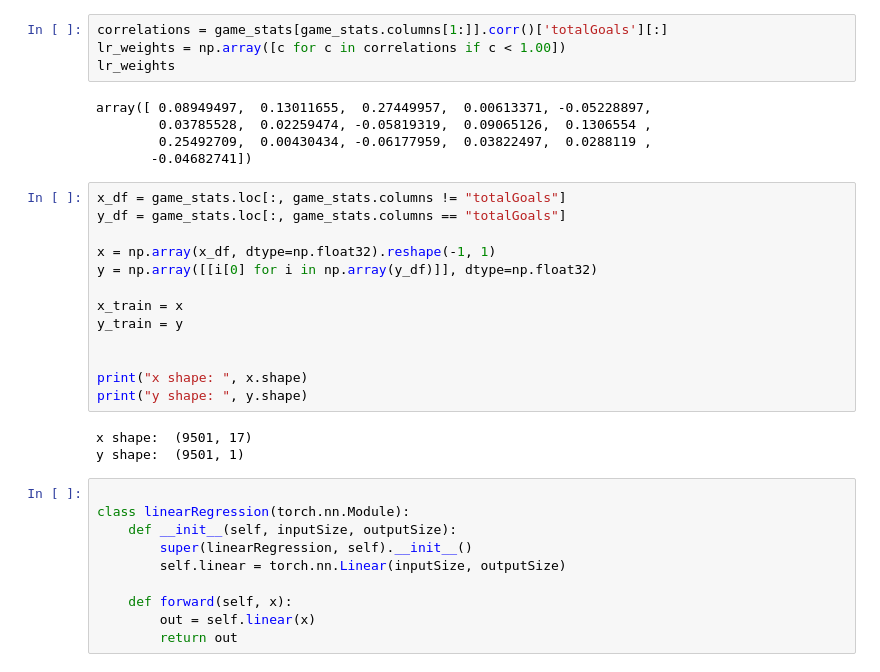
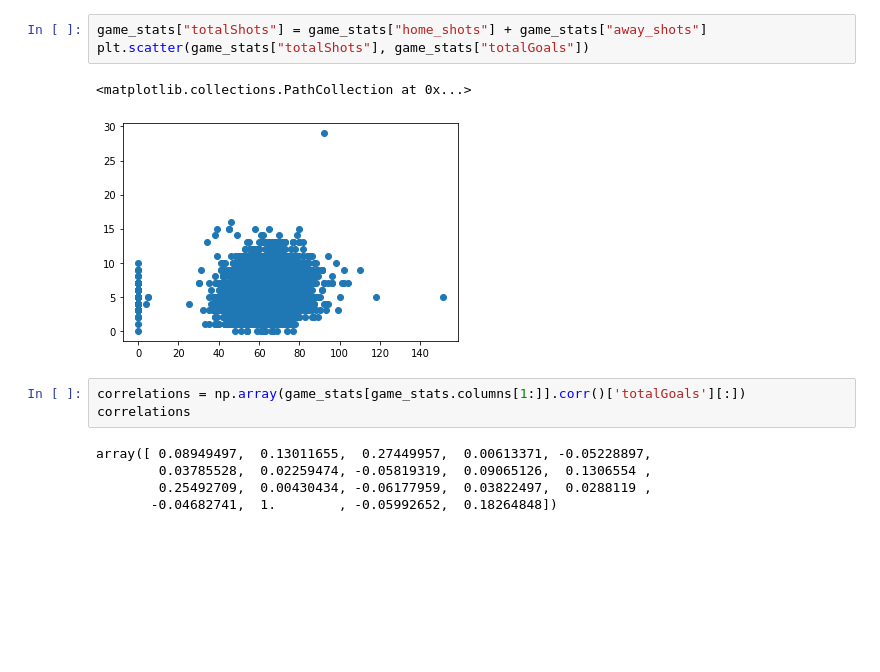
Before and after one commit to oscj/nhl-fts-prediction, a Jupyter notebook: expl/game_stats_explr.ipynb, the cells around one changed output. Saved outputs shown, nothing was run; the diff lists cells and outputs as text; blank space fills up the shorter version.

```diff
--- a/expl/game_stats_explr.ipynb
+++ b/expl/game_stats_explr.ipynb
@@ -33,35 +56,14 @@ game_stats
+# %%
+game_stats["totalShots"] = game_stats["home_shots"] + game_stats["away_shots"]
+plt.scatter(game_stats["totalShots"], game_stats["totalGoals"])
+# %% [output]
+<matplotlib.collections.PathCollection at 0x...>
+[figure, added]
 # %%
-correlations = game_stats[game_stats.columns[1:]].corr()['totalGoals'][:]
-lr_weights = np.array([c for c in correlations if c < 1.00])
-lr_weights
+correlations = np.array(game_stats[game_stats.columns[1:]].corr()['totalGoals'][:])
+correlations
 # %% [output]
 array([ 0.08949497,  0.13011655,  0.27449957,  0.00613371, -0.05228897,
         0.03785528,  0.02259474, -0.05819319,  0.09065126,  0.1306554 ,
         0.25492709,  0.00430434, -0.06177959,  0.03822497,  0.0288119 ,
-       -0.04682741])
+       -0.04682741,  1.        , -0.05992652,  0.18264848])
-# %%
-x_df = game_stats.loc[:, game_stats.columns != "totalGoals"]
-y_df = game_stats.loc[:, game_stats.columns == "totalGoals"]
-
-x = np.array(x_df, dtype=np.float32).reshape(-1, 1)
-y = np.array([[i[0] for i in np.array(y_df)]], dtype=np.float32)
-
-x_train = x
-y_train = y
-
-
-print("x shape: ", x.shape)
-print("y shape: ", y.shape)
-# %% [output]
-x shape:  (9501, 17)
-y shape:  (9501, 1)
-# %%
-
-class linearRegression(torch.nn.Module):
-    def __init__(self, inputSize, outputSize):
-        super(linearRegression, self).__init__()
-        self.linear = torch.nn.Linear(inputSize, outputSize)
-
-    def forward(self, x):
-        out = self.linear(x)
-        return out
```
Also changed, not shown: parts of 12 cells of this notebook, 3 other files.
